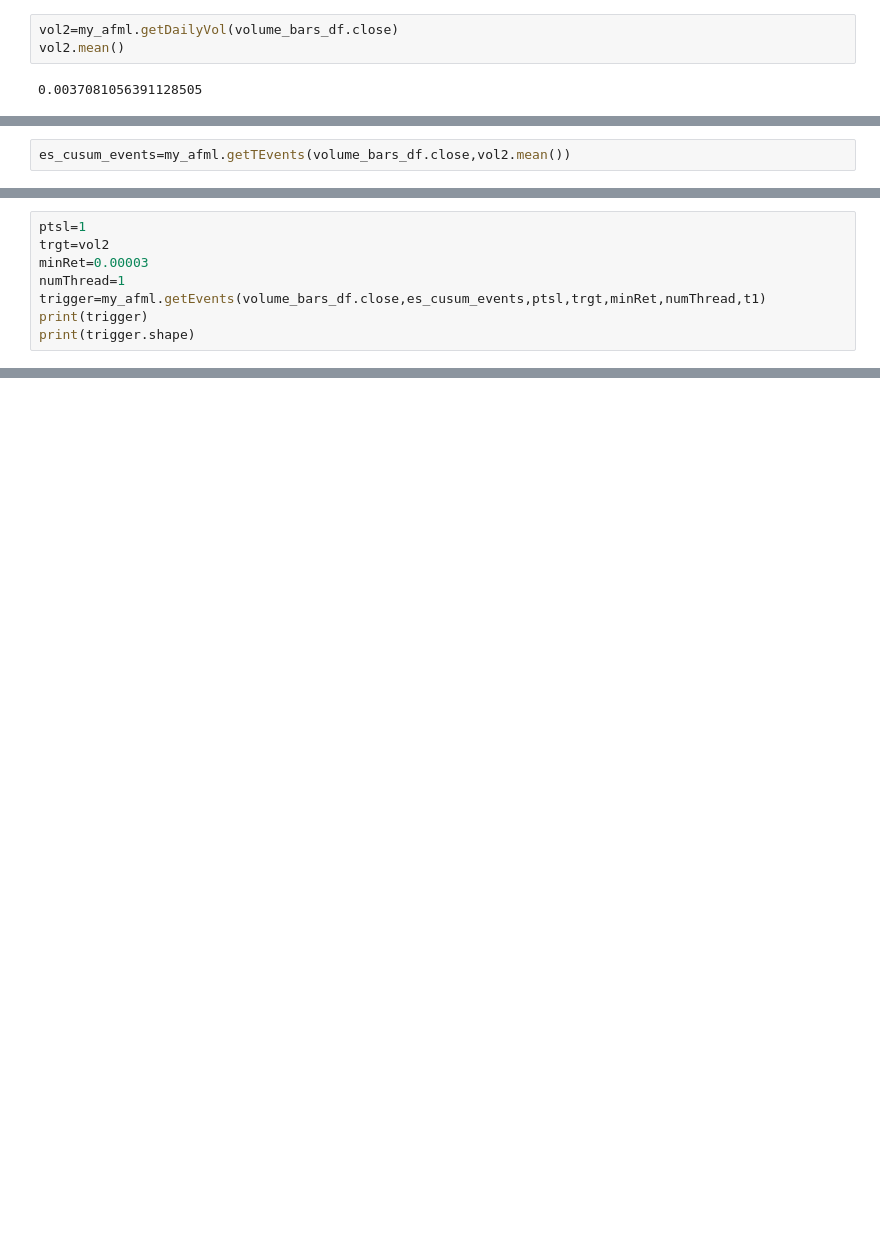
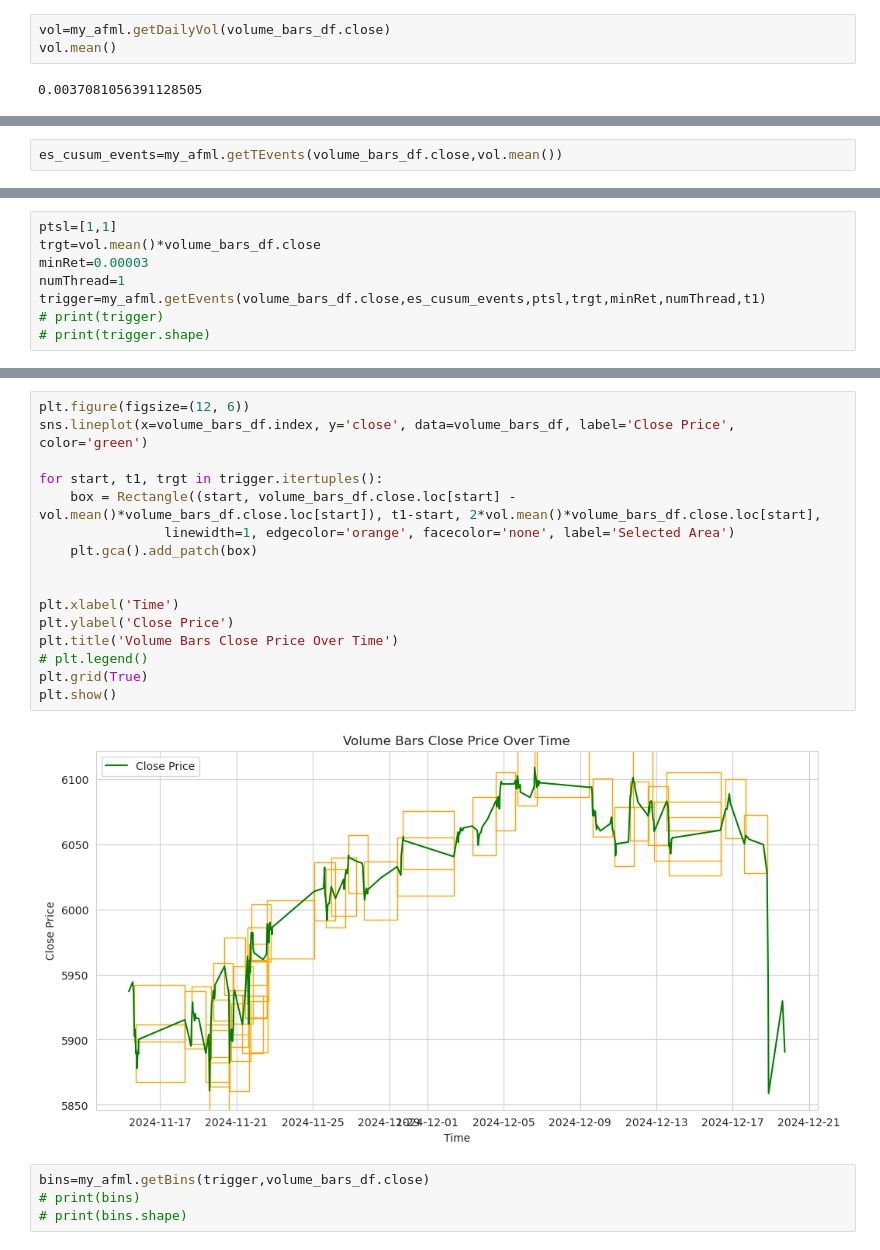
Before and after one commit to slothkins/AFML, a Jupyter notebook: AFML me.ipynb, the cells around one changed output, grey strips where cells are left out. Saved outputs shown, nothing was run; the diff lists cells and outputs as text; blank space fills up the shorter version.

```diff
--- a/AFML me.ipynb
+++ b/AFML me.ipynb
@@ -23,5 +27,5 @@ vol=my_afml.get_daily_volatility(volume_bars_df.close)
 # %%
-vol2=my_afml.getDailyVol(volume_bars_df.close)
-vol2.mean()
+vol=my_afml.getDailyVol(volume_bars_df.close)
+vol.mean()
 # %% [output]
 0.0037081056391128505
@@ -33,2 +32,2 @@ vol.mean()
 # %%
-es_cusum_events=my_afml.getTEvents(volume_bars_df.close,vol2.mean())
+es_cusum_events=my_afml.getTEvents(volume_bars_df.close,vol.mean())
@@ -52,10 +42,10 @@ Name: time, Length: 257, dtype: datetime64[ns]
 # %%
-ptsl=1
-trgt=vol2
+ptsl=[1,1]
+trgt=vol.mean()*volume_bars_df.close
 minRet=0.00003
 numThread=1
 trigger=my_afml.getEvents(volume_bars_df.close,es_cusum_events,ptsl,trgt,minRet,numThread,t1)
-print(trigger)
-print(trigger.shape)
+# print(trigger)
+# print(trigger.shape)
 # %% [output]
 Running processJobs_
@@ -95,0 +52,22 @@ print(bins.shape)
+# %%
+plt.figure(figsize=(12, 6))
+sns.lineplot(x=volume_bars_df.index, y='close', data=volume_bars_df, label='Close Price', color='green')
+
+for start, t1, trgt in trigger.itertuples():
+    box = Rectangle((start, volume_bars_df.close.loc[start] - vol.mean()*volume_bars_df.close.loc[start]), t1-start, 2*vol.mean()*volume_bars_df.close.loc[start],
+                linewidth=1, edgecolor='orange', facecolor='none', label='Selected Area')
+    plt.gca().add_patch(box)
+
+
+plt.xlabel('Time')
+plt.ylabel('Close Price')
+plt.title('Volume Bars Close Price Over Time')
+# plt.legend()
+plt.grid(True)
+plt.show()
+# %% [output]
+[figure, added]
+# %%
+bins=my_afml.getBins(trigger,volume_bars_df.close)
+# print(bins)
+# print(bins.shape)
```
Also changed, not shown: parts of 18 cells of this notebook, 1 other file.
